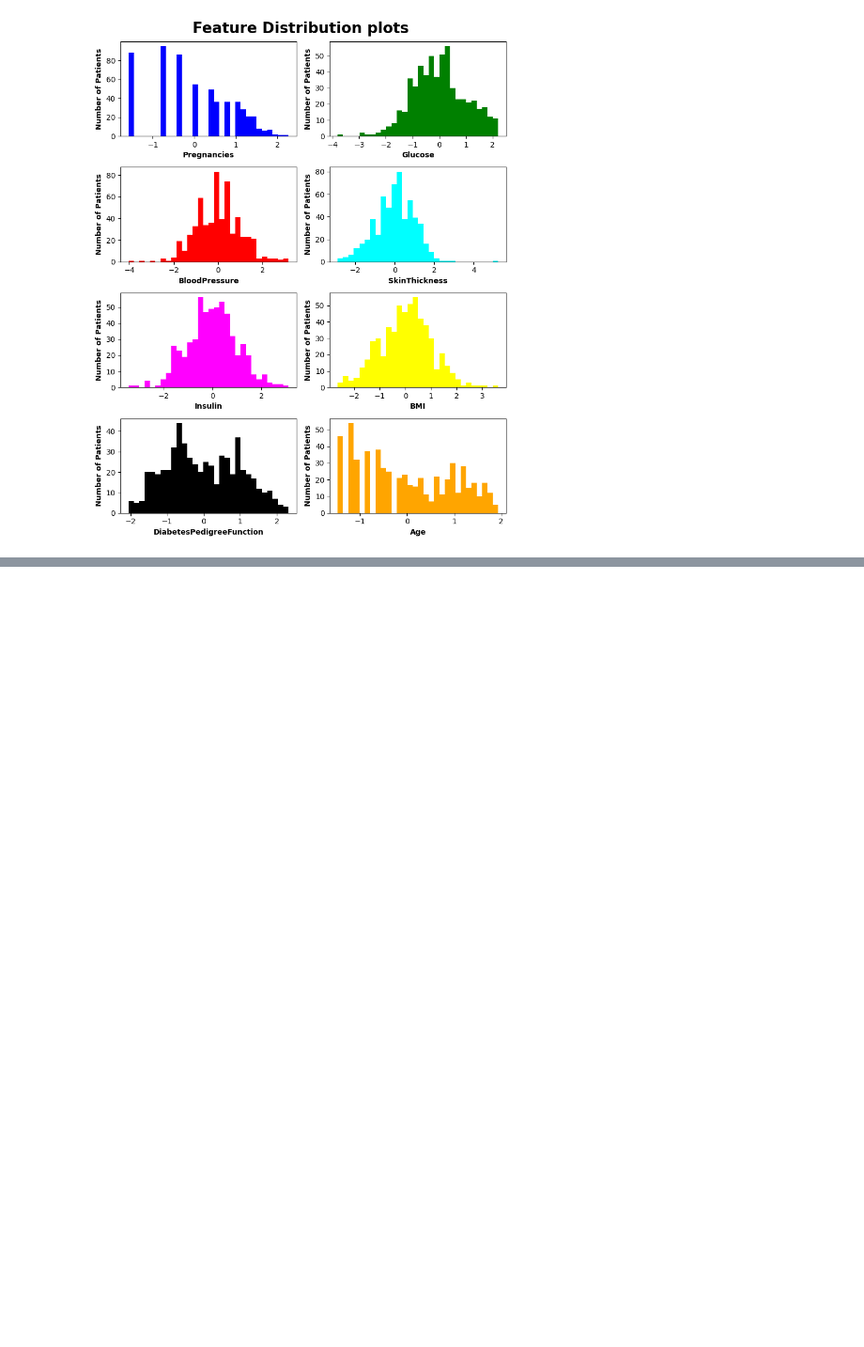
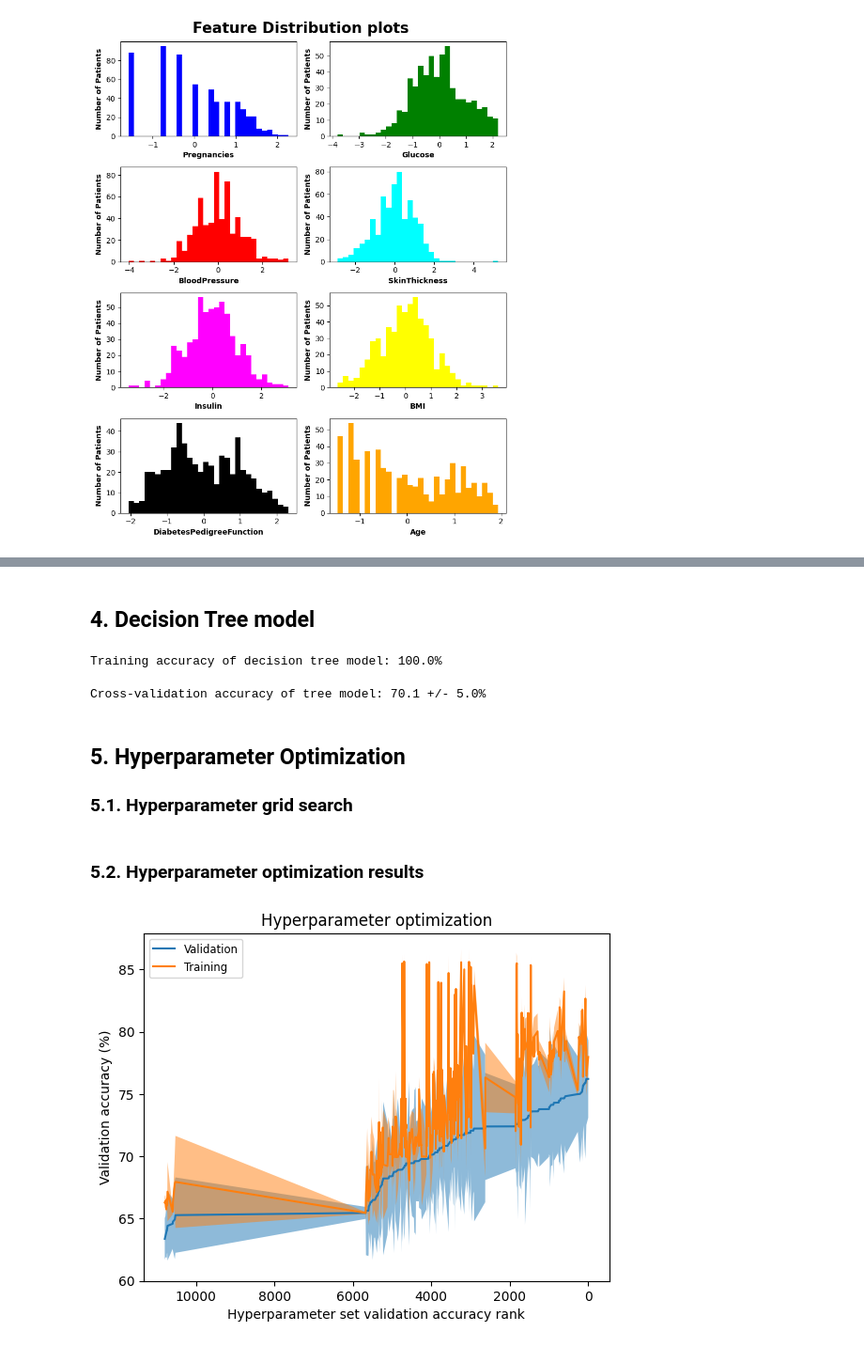
Before and after one commit to 4GeeksAcademy/Madesh2-gperdrizet-diabetes-prediction, a Jupyter notebook: src/Madesh-01-decision_tree.ipynb, the cells around one changed output, grey strips where cells are left out. Shown: that part at 94% size. Cells and saved outputs as stored; diff of their text form; code cells hidden in the pictures; blank space fills up the shorter version.

```diff
--- a/src/Madesh-01-decision_tree.ipynb
+++ b/src/Madesh-01-decision_tree.ipynb
@@ -222,0 +236,54 @@ print(rows)
+# %% [markdown]
+## 4. Decision Tree model
+# %%
+tree_model=DecisionTreeClassifier()
+tree_model.fit(training_df.drop('Outcome', axis=1), training_df['Outcome'])
+accuracy_tree_model=accuracy_score(tree_model.predict(training_df.drop('Outcome', axis=1)), training_df['Outcome'])*100
+print(f'Training accuracy of decision tree model: {accuracy_tree_model:.1f}%')
+# %% [output]
+Training accuracy of decision tree model: 100.0%
+# %%
+tree_cross_val_scores={'Model': [],'Score': []}
+
+scores=cross_val_score(tree_model, training_df.drop('Outcome', axis=1), training_df['Outcome'], cv=7, n_jobs=-1)
+
+tree_cross_val_scores['Model'].extend(['Baseline']*len(scores))
+tree_cross_val_scores['Score'].extend(scores*100)
+
+print(f'Cross-validation accuracy of tree model: {np.mean(scores)*100:.1f} +/- {np.std(scores)*100:.1f}%')
+# %% [output]
+Cross-validation accuracy of tree model: 70.1 +/- 5.0%
+# %% [markdown]
+## 5. Hyperparameter Optimization
+### 5.1. Hyperparameter grid search
+# %%
+%%time
+
+hyperparameters={
+    'criterion':['gini','entropy','log_loss'],
+    'splitter':['best','random'],
+    'max_depth':[2,4,8,16,18,20],
+    'min_weight_fraction_leaf':[0.0125,0.025,0.05,0.1],
+    'max_features':[0.45,0.5,0.55],
+    'min_impurity_decrease':[0,0.0001,0.001,0.01,0.1],
+    'ccp_alpha':[0.0,0.001,0.01,0.1,1]
+}
+
+search=GridSearchCV(DecisionTreeClassifier(random_state=315), hyperparameters, return_train_score=True, cv=7, n_jobs=-1)
+
+search_results=search.fit(training_df.drop('Outcome', axis=1), training_df['Outcome'])
+model=search_results.best_estimator_
+hyperparameters=search_results.best_params_
+
+print('Best hyperparameters are:\n')
+
+for key, value in hyperparameters.items():
+    print(f' {key}: {value}')
+
+print()
+# %% [markdown]
+### 5.2. Hyperparameter optimization results
+# %%
+funcs.plot_cross_validation(search_results)
+# %% [output]
+[figure, added]
```
Also changed, not shown: parts of 7 cells of this notebook.
